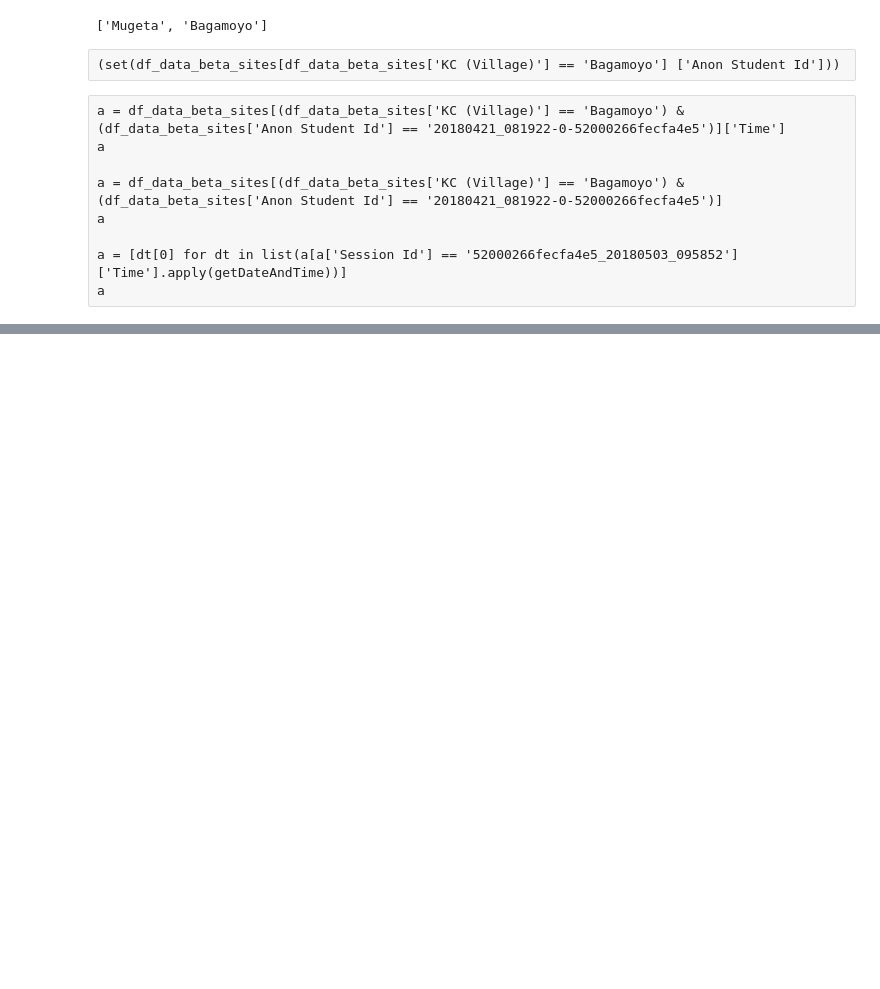
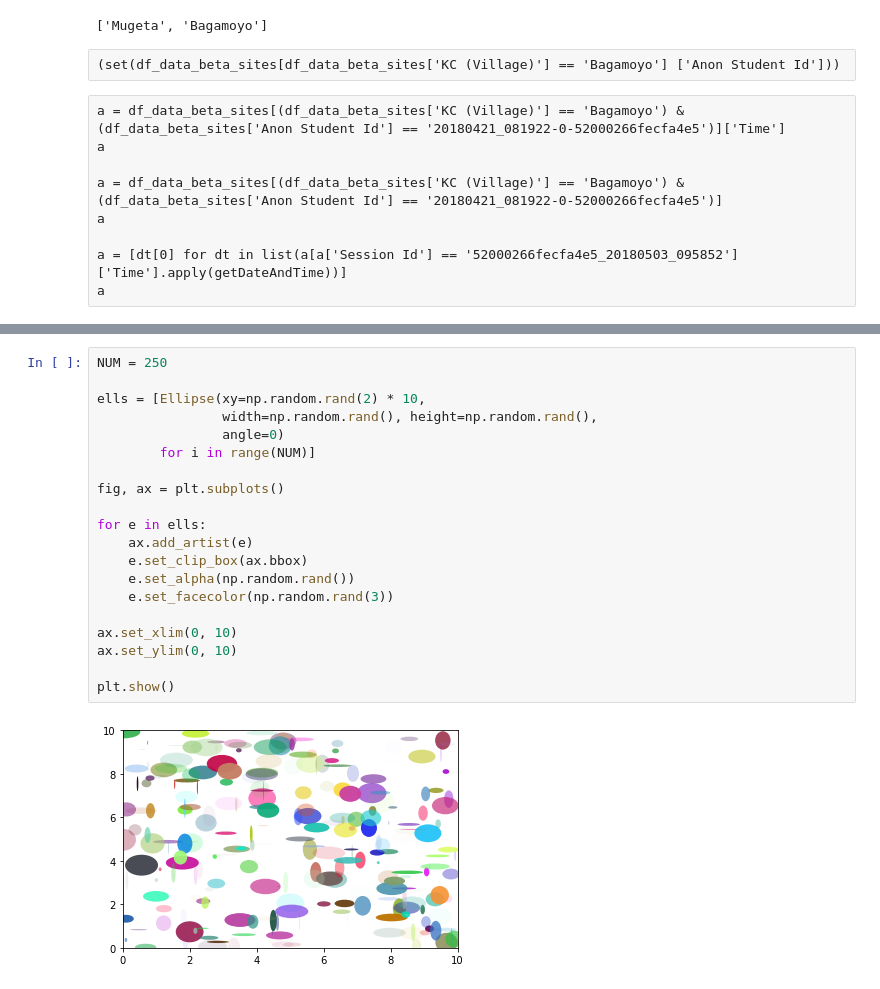
Before and after one commit to amogh112/robotutor_data_analysis, a Jupyter notebook: robotutor_data_analysis.ipynb, the cells around one changed output, grey strips where cells are left out. Drawn from its saved outputs; the diff is of its cells as text; blank space fills up the shorter version.

```diff
--- a/robotutor_data_analysis.ipynb
+++ b/robotutor_data_analysis.ipynb
@@ -225,0 +523,22 @@ Village Bagamoyo has 109 student ids
+# %%
+NUM = 250
+
+ells = [Ellipse(xy=np.random.rand(2) * 10,
+                width=np.random.rand(), height=np.random.rand(),
+                angle=0)
+        for i in range(NUM)]
+
+fig, ax = plt.subplots()
+
+for e in ells:
+    ax.add_artist(e)
+    e.set_clip_box(ax.bbox)
+    e.set_alpha(np.random.rand())
+    e.set_facecolor(np.random.rand(3))
+
+ax.set_xlim(0, 10)
+ax.set_ylim(0, 10)
+
+plt.show()
+# %% [output]
+[figure, added]
```
Also changed, not shown: parts of 79 cells of this notebook.
